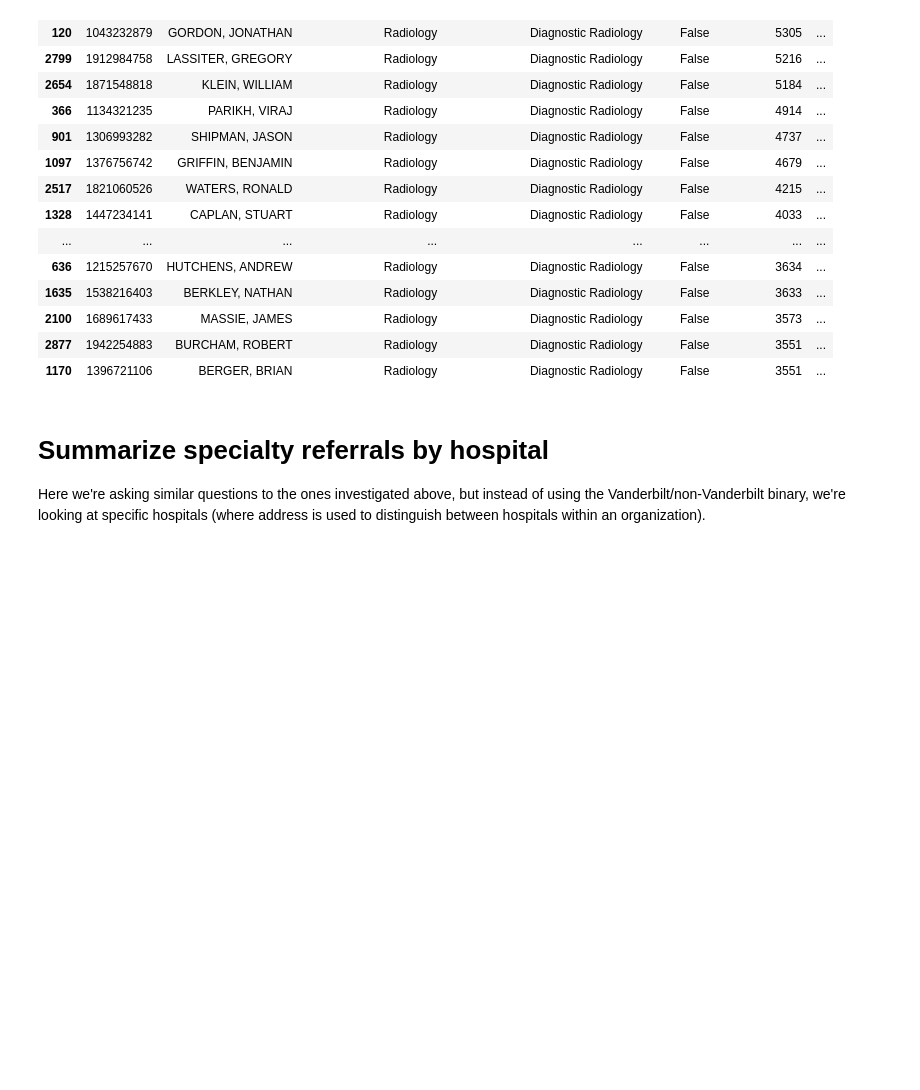
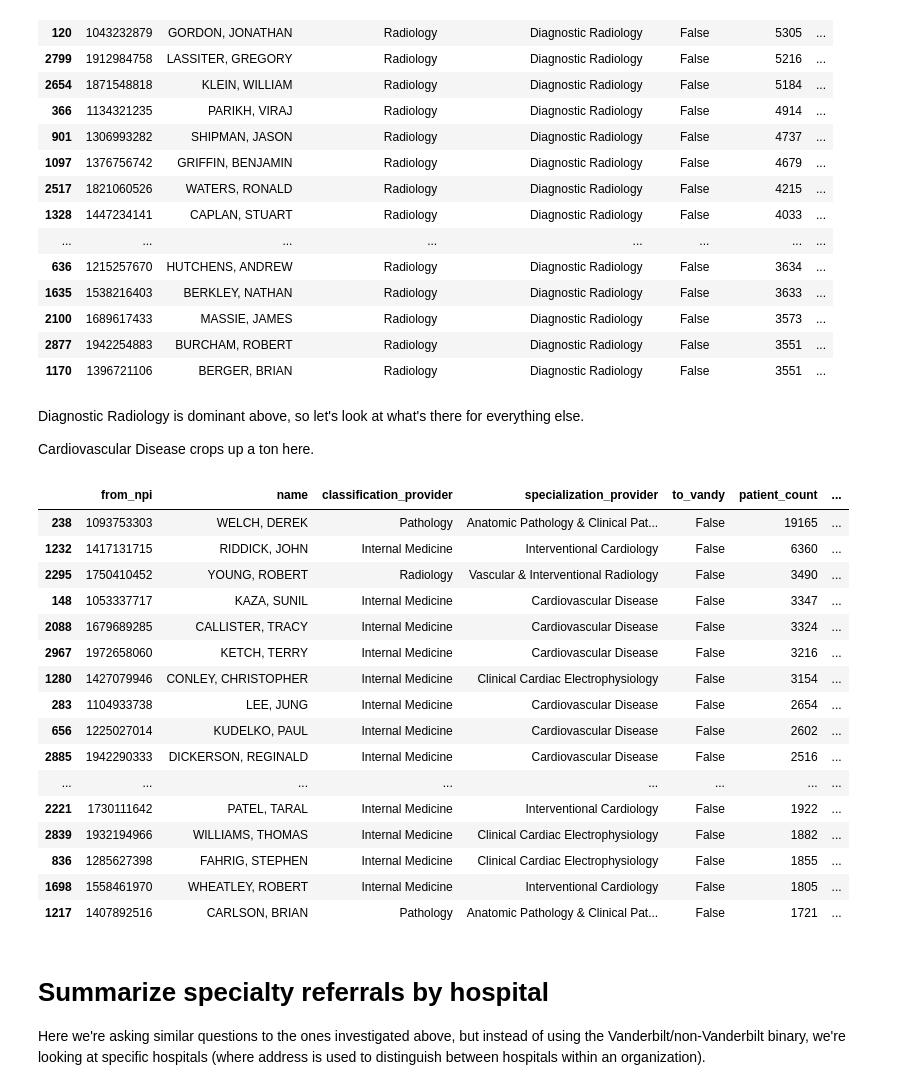
Before and after one commit to VahidehRasekhi/hop_team-hotdogs, a Jupyter notebook: scripts/hop_04_specialty_analysis.ipynb, the cells around one changed output. Drawn from its saved outputs; the diff is of its cells as text; code cells hidden in the pictures; blank space fills up the shorter version.

```diff
--- a/scripts/hop_04_specialty_analysis.ipynb
+++ b/scripts/hop_04_specialty_analysis.ipynb
@@ -201,3 +201,27 @@ prov_not_to_vandy.nlargest(25, 'patient_count')
 | 2100 | 1689617433 | MASSIE, JAMES | Radiology | Diagnostic Radiology | False | 3573 | ... |
 | 2877 | 1942254883 | BURCHAM, ROBERT | Radiology | Diagnostic Radiology | False | 3551 | ... |
 | 1170 | 1396721106 | BERGER, BRIAN | Radiology | Diagnostic Radiology | False | 3551 | ... |
+# %% [markdown]
+Diagnostic Radiology is dominant above, so let's look at what's there for everything else.
+
+Cardiovascular Disease crops up a ton here.
+# %%
+prov_not_to_vandy[prov_not_to_vandy['specialization_provider'] != 'Diagnostic Radiology'].nlargest(25, 'patient_count')
+# %% [output]
+|  | from_npi | name | classification_provider | specialization_provider | to_vandy | patient_count | ... |
+| 238 | 1093753303 | WELCH, DEREK | Pathology | Anatomic Pathology & Clinical Pat... | False | 19165 | ... |
+| 1232 | 1417131715 | RIDDICK, JOHN | Internal Medicine | Interventional Cardiology | False | 6360 | ... |
+| 2295 | 1750410452 | YOUNG, ROBERT | Radiology | Vascular & Interventional Radiology | False | 3490 | ... |
+| 148 | 1053337717 | KAZA, SUNIL | Internal Medicine | Cardiovascular Disease | False | 3347 | ... |
+| 2088 | 1679689285 | CALLISTER, TRACY | Internal Medicine | Cardiovascular Disease | False | 3324 | ... |
+| 2967 | 1972658060 | KETCH, TERRY | Internal Medicine | Cardiovascular Disease | False | 3216 | ... |
+| 1280 | 1427079946 | CONLEY, CHRISTOPHER | Internal Medicine | Clinical Cardiac Electrophysiology | False | 3154 | ... |
+| 283 | 1104933738 | LEE, JUNG | Internal Medicine | Cardiovascular Disease | False | 2654 | ... |
+| 656 | 1225027014 | KUDELKO, PAUL | Internal Medicine | Cardiovascular Disease | False | 2602 | ... |
+| 2885 | 1942290333 | DICKERSON, REGINALD | Internal Medicine | Cardiovascular Disease | False | 2516 | ... |
+| ... | ... | ... | ... | ... | ... | ... | ... |
+| 2221 | 1730111642 | PATEL, TARAL | Internal Medicine | Interventional Cardiology | False | 1922 | ... |
+| 2839 | 1932194966 | WILLIAMS, THOMAS | Internal Medicine | Clinical Cardiac Electrophysiology | False | 1882 | ... |
+| 836 | 1285627398 | FAHRIG, STEPHEN | Internal Medicine | Clinical Cardiac Electrophysiology | False | 1855 | ... |
+| 1698 | 1558461970 | WHEATLEY, ROBERT | Internal Medicine | Interventional Cardiology | False | 1805 | ... |
+| 1217 | 1407892516 | CARLSON, BRIAN | Pathology | Anatomic Pathology & Clinical Pat... | False | 1721 | ... |
```
Also changed, not shown: parts of 1 cell of this notebook, 4 other files.
